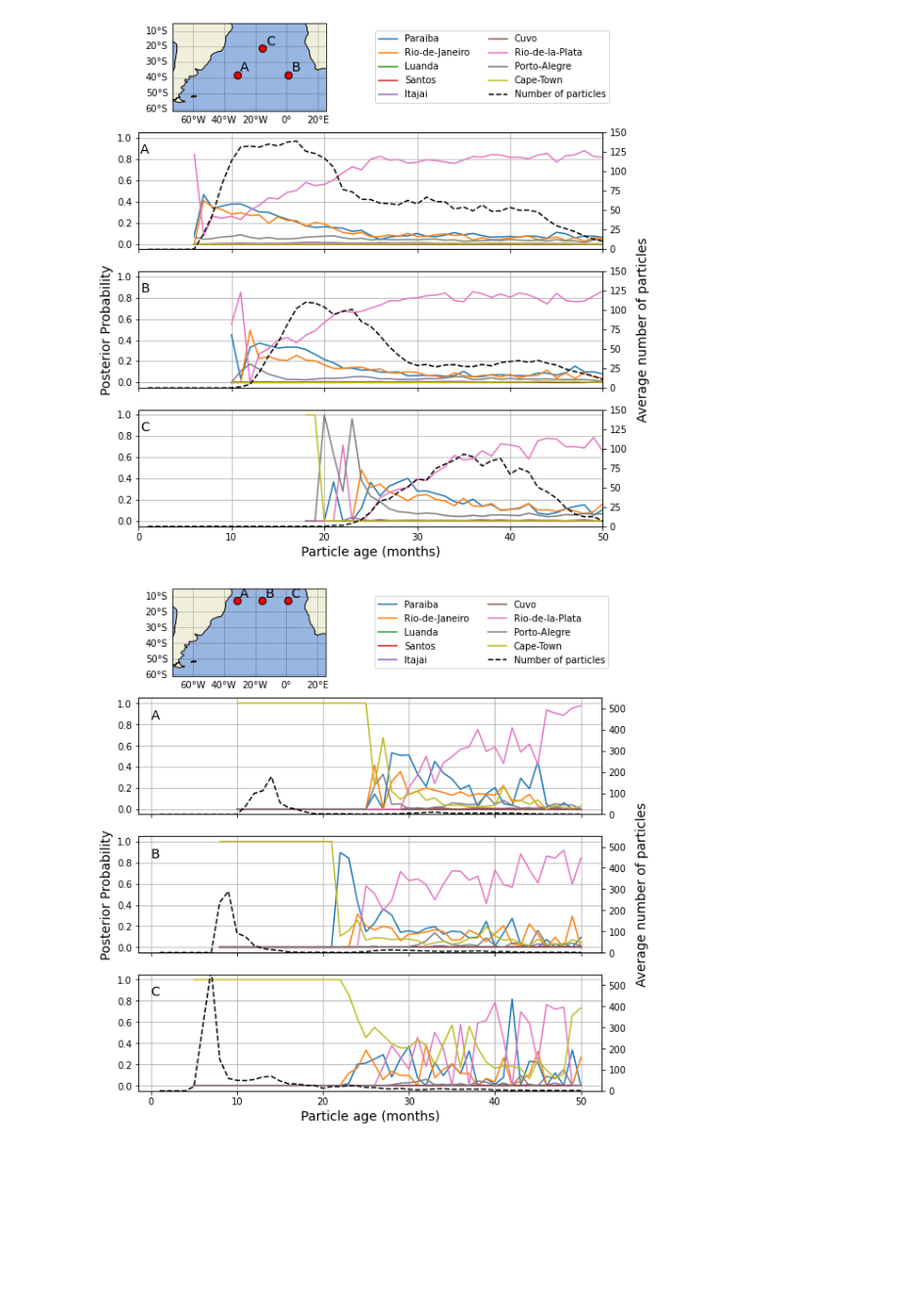
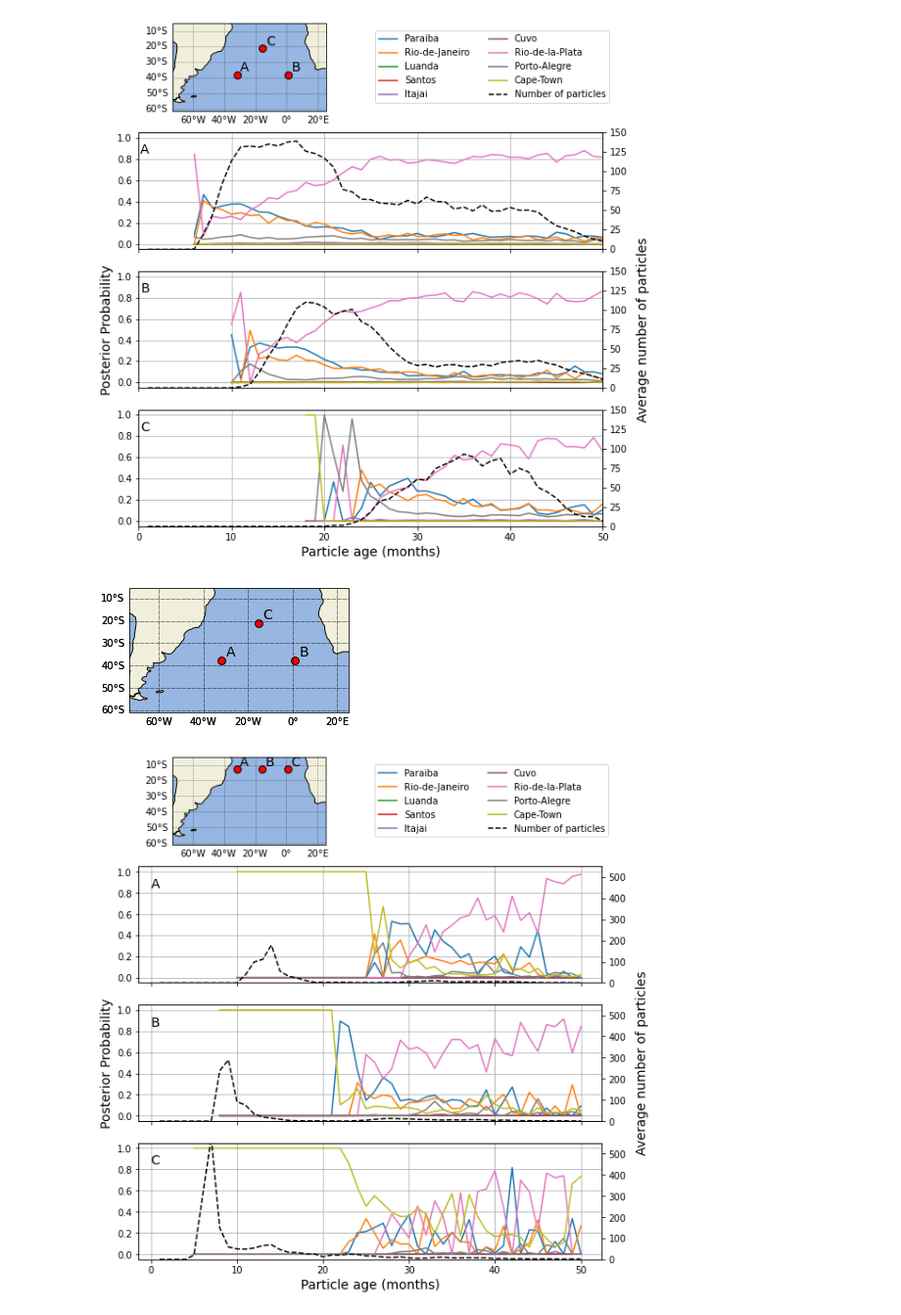
Before and after one commit to OceanParcels/BayesianAnalysis_SouthAtlantic, a Jupyter notebook: notebooks/article_plots.ipynb, the cells around one changed output. Shown: that part at 98% size. Saved outputs shown, nothing was run; the diff lists cells and outputs as text; code cells hidden in the pictures; blank space fills up the shorter version.

```diff
--- a/notebooks/article_plots.ipynb
+++ b/notebooks/article_plots.ipynb
@@ -307,6 +395,38 @@ ax01.legend(handles=handles, bbox_to_anchor=(0.5, 0.5), loc='center', ncol=2)
 plt.savefig('../article_figs/time_series_map', dpi=200)
 # %% [output]
 [figure]
+# %%
+fig,ax = plt.subplots(figsize=(4,4),
+                      subplot_kw={'projection': ccrs.PlateCarree()})
+
+gl = ax.gridlines(crs=ccrs.PlateCarree(), draw_labels=True,
+                  linewidth=1, color='black', alpha=0.3, linestyle='--')
+gl.top_labels = False
+gl.right_labels = False
+gl = ax.gridlines(crs=ccrs.PlateCarree(), draw_labels=True,
+                  linewidth=0.5, color='black', alpha=0.5, linestyle='--')
+gl.top_labels = False
+gl.right_labels = False
+
+ax.set_extent([-73.0, 24.916666,-60.916664, -5.0833335], crs=ccrs.PlateCarree())
+
+ax.add_feature(cfeature.OCEAN)
+ax.add_feature(cfeature.LAND, zorder=1)
+ax.add_feature(cfeature.COASTLINE)
+
+ilons = [50,90, 70]
+ilats = [50,50,70]
+labels= ['A', 'B','C']
+
+
+for i in range(3):
+    ax.scatter(params['lon_range'][ilons[i]], params['lat_range'][ilats[i]],
+               s=60, marker='o', color='red', edgecolors='k')
+    ax.text(params['lon_range'][ilons[i]]+2, params['lat_range'][ilats[i]]+2, labels[i], fontsize=14)
+
+plt.savefig('../article_figs/map', dpi=200)
+# %% [output]
+[figure, added]
 # %%
 B = (70,80)
 A = (50,80)
```
Also changed, not shown: parts of 6 cells of this notebook, 5 other files.
